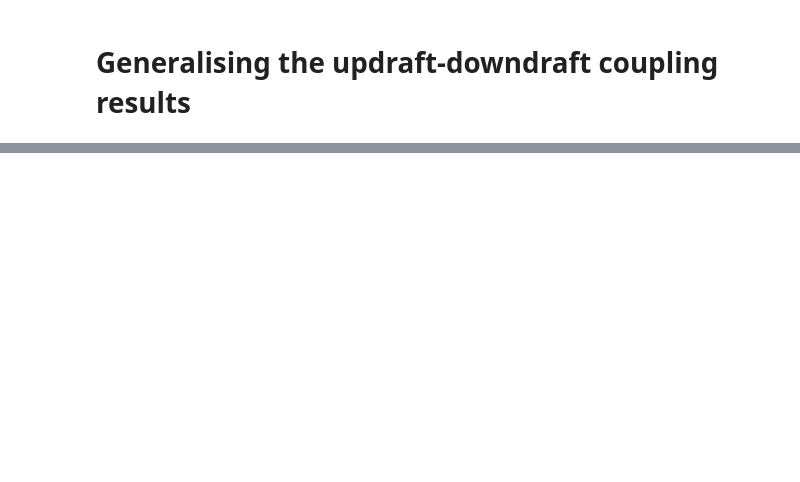
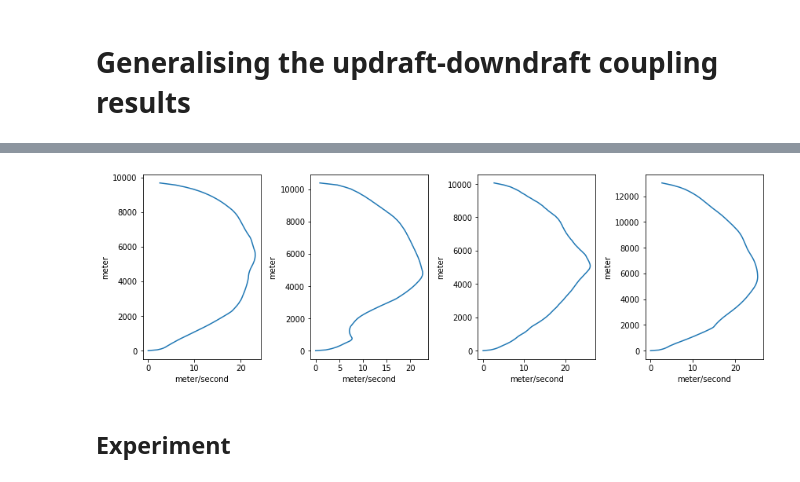
Before and after one commit to tschanzer/convection-scheme, a Jupyter notebook: notebooks/generalising_coupling_results.ipynb, the cells around one changed output, grey strips where cells are left out. Drawn from its saved outputs; the diff is of its cells as text; code cells hidden in the pictures; blank space fills up the shorter version.

```diff
--- a/notebooks/generalising_coupling_results.ipynb
+++ b/notebooks/generalising_coupling_results.ipynb
@@ -1451,0 +186,30 @@ fig.tight_layout()
+# %%
+fig, axes = plt.subplots(1, 4, figsize=(12,4))
+for i, generator in enumerate([singapore, williamtown, hilo, darwin]):
+    # updraft parameters
+    i_init_up = generator.pressure.size - 1
+    t_pert = 1.0*units.delta_degC
+    q_pert = (
+        saturation_specific_humidity(
+            generator.pressure[i_init_up], generator.temperature[i_init_up])
+         - generator.specific_humidity[i_init_up]
+    )/1.5
+    l_initial = 0*units.dimensionless
+    l_crit = 2.0e-3*units.dimensionless
+
+    # shared parameters
+    w_initial = 0*units.meter/units.second
+    rate = 0.3/units.km
+    dnu_db = 0*units.second**2/units.meter**2
+    drag = 0/units.km
+
+    updraft = generator.updraft(
+        i_init_up, t_pert, q_pert, l_initial, w_initial,
+        rate, dnu_db, drag, l_crit, basic=True)
+
+    axes[i].plot(updraft.velocity, generator.height)
+fig.tight_layout()
+# %% [output]
+[figure, added]
+# %% [markdown]
+## Experiment
```
Also changed, not shown: parts of 84 cells of this notebook, 13 other files.
